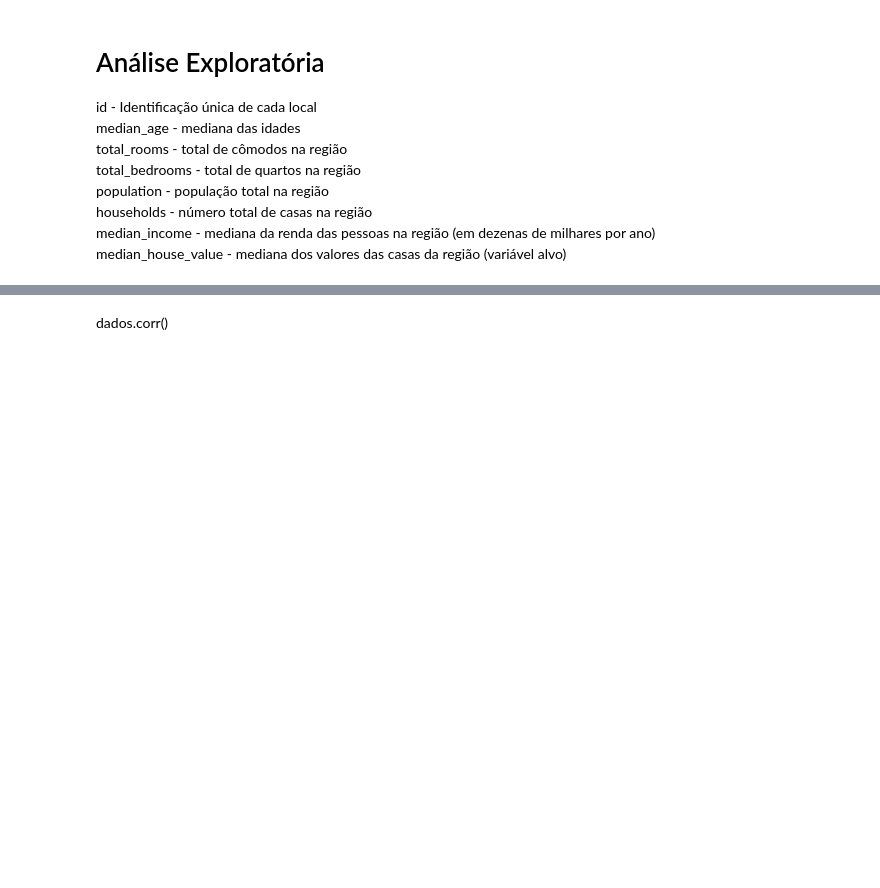
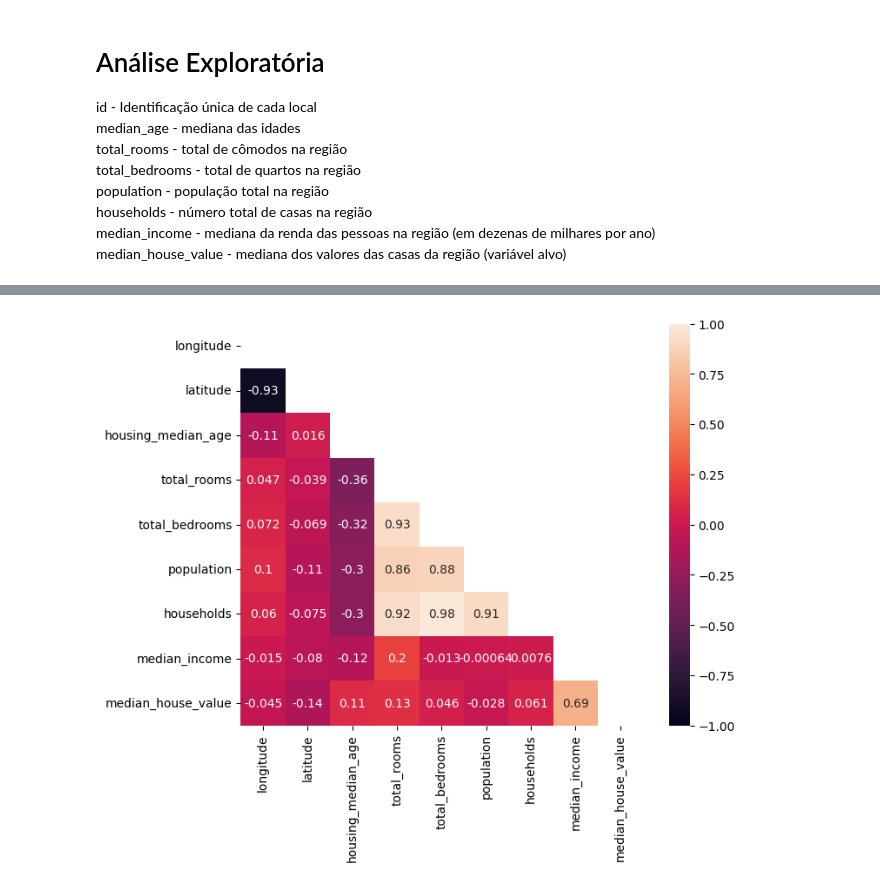
Before and after one commit to caio-manduca/data_science_projects, a Jupyter notebook: california_housing.ipynb, the cells around one changed output, grey strips where cells are left out. Saved outputs shown, nothing was run; the diff lists cells and outputs as text; code cells hidden in the pictures; blank space fills up the shorter version.

Commit message:
california housing basic finished

```diff
--- a/california_housing.ipynb
+++ b/california_housing.ipynb
@@ -6,4 +6,6 @@ import numpy as np
 import seaborn as sns
 import matplotlib.pyplot as plt
 # %%
-dados = pd.read_csv('./california_housing_train.csv')
+data = pd.read_csv('./california_housing_train.csv')
+
+data.head(10)
@@ -25,7 +47,8 @@ dados.describe(include = 'all')
 # %%
-mask = np.triu(np.ones_like(dados.corr()))
-plt.figure(figsize=(10,8))
-sns.heatmap(dados.corr(), mask=mask, square=True, annot=True, vmin=-1, vmax=1)
+mask = np.triu(np.ones_like(data.corr()))
+
+plt.figure(figsize=(8,6))
+sns.heatmap(data.corr(), mask=mask, square=True, annot=True, vmin=-1, vmax=1)
 plt.show()
+# %% [output]
+[figure, added]
-# %% [markdown]
-dados.corr()
```
Also changed, not shown: parts of 18 cells of this notebook.
